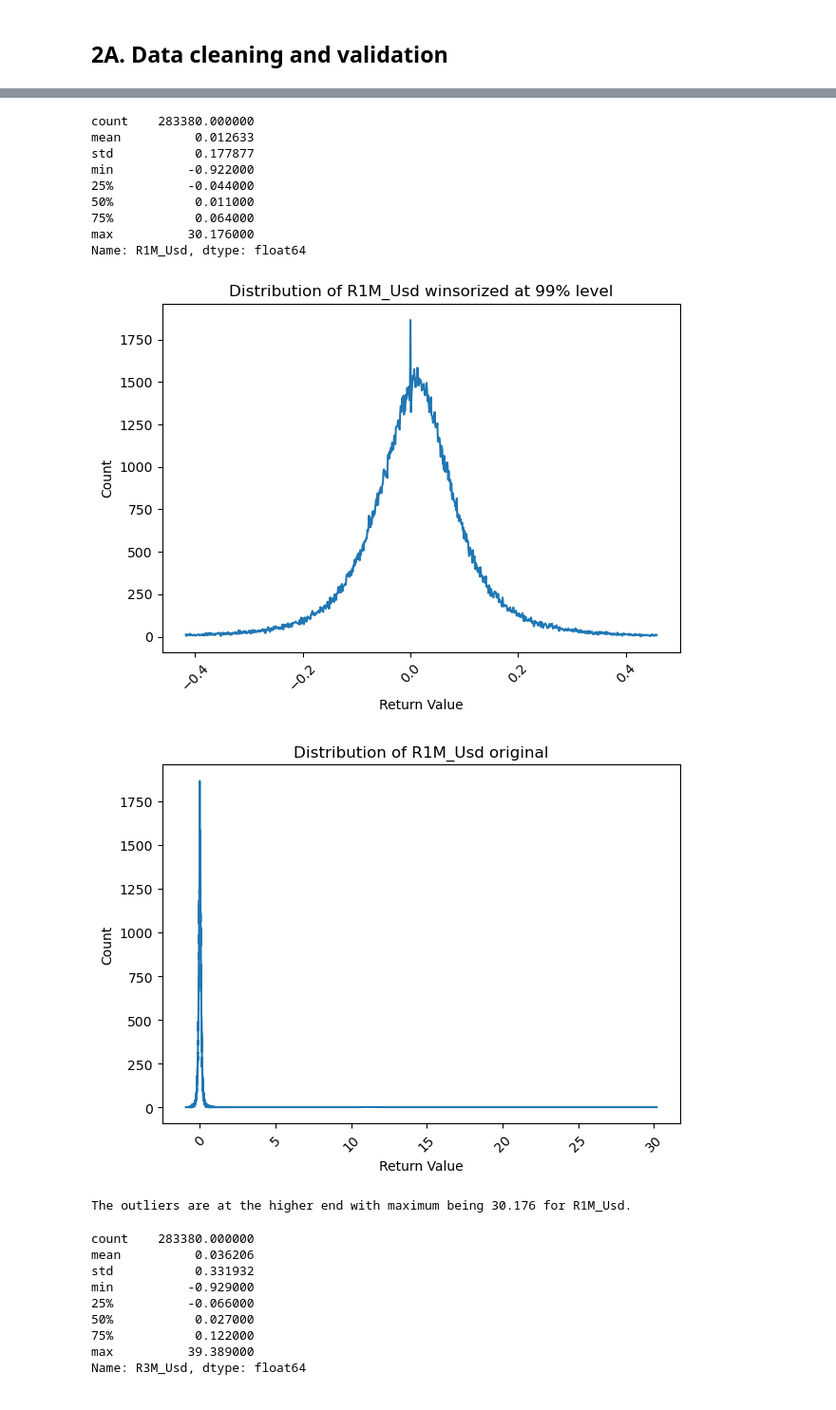
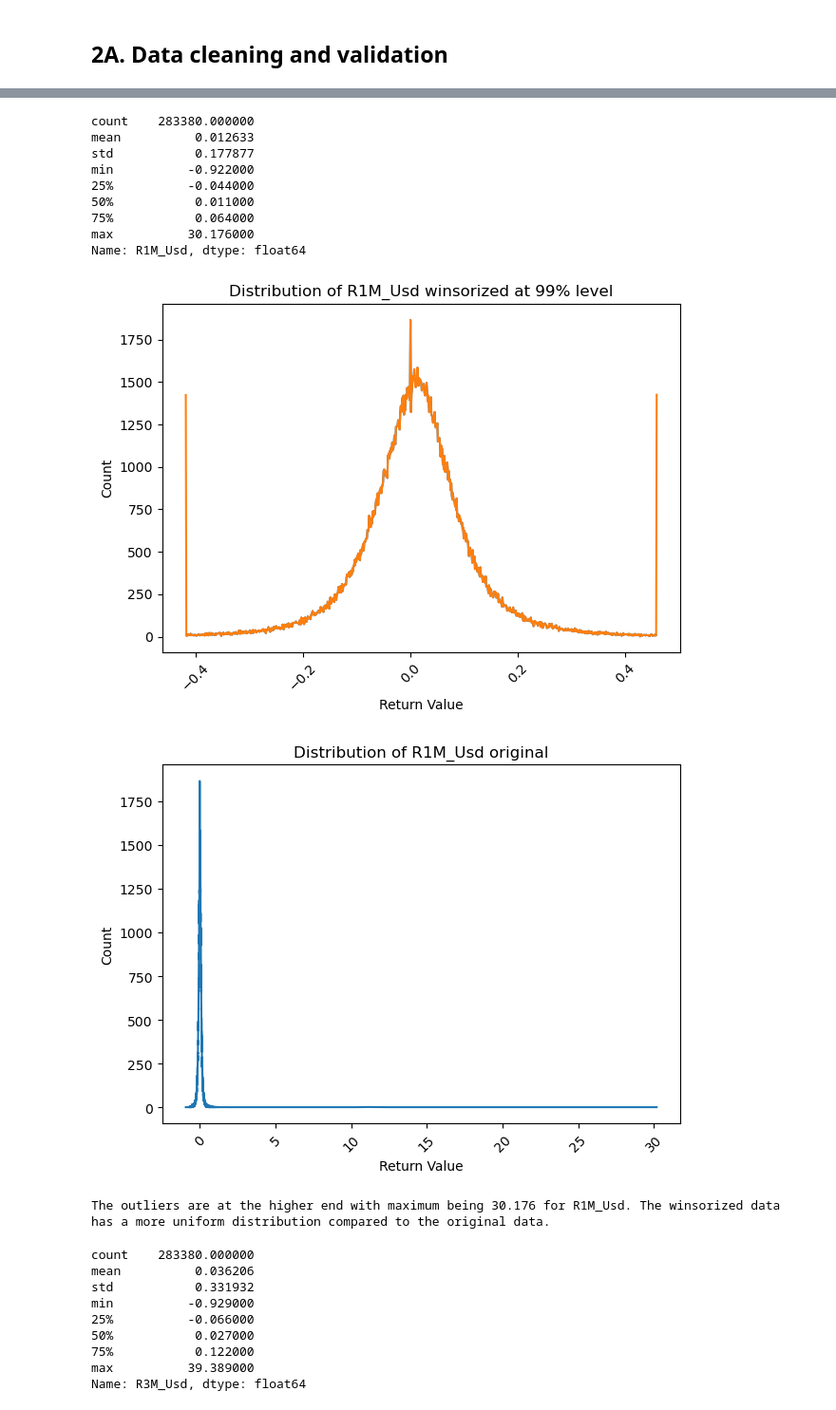
Before and after one commit to KiranReddy0808/FE5108-Portfolio-Theory-and-Investments, a Jupyter notebook: Assignment 3/Assignment3.ipynb, the cells around one changed output, grey strips where cells are left out. Shown at 95% size. Cells and saved outputs as stored; diff of their text form; code cells hidden in the pictures.

```diff
--- a/Assignment 3/Assignment3.ipynb
+++ b/Assignment 3/Assignment3.ipynb
@@ -246,38 +378,41 @@ R1M_values_filtered = df_stocks_date['R1M_Usd'][(df_stocks_date['R1M_Usd'] > low
 
 R1M_counts = R1M_values_filtered.value_counts().sort_index()
 
+R1M_counts_winsorized = pd.Series(R1M_values_winsorized).value_counts().sort_index()
+
 R1M_counts_original = df_stocks_date['R1M_Usd'].value_counts().sort_index()
 
 plt.figure()
 R1M_counts.plot()
+R1M_counts_winsorized.plot()
 plt.title('Distribution of R1M_Usd winsorized at 99% level')
 plt.xlabel('Return Value')
 plt.ylabel('Count')
 plt.xticks(rotation=45)
 plt.tight_layout()
 plt.show()
 
 plt.figure()
-R1M_counts_original.plot()
+#R1M_counts_original.plot()
 plt.title('Distribution of R1M_Usd original')
 plt.xlabel('Return Value')
 plt.ylabel('Count')
 plt.xticks(rotation=45)
 plt.tight_layout()
 plt.show()
 
-print("The outliers are at the higher end with maximum being 30.176 for R1M_Usd.")
+print("The outliers are at the higher end with maximum being 30.176 for R1M_Usd. The winsorized data has a more uniform distribution compared to the original data.")
 # %% [output]
 count    283380.000000
 mean          0.012633
 std           0.177877
 min          -0.922000
 25%          -0.044000
 50%           0.011000
 75%           0.064000
 max          30.176000
 Name: R1M_Usd, dtype: float64
-[figure, old version]
+[figure, new version]
 [figure]
-The outliers are at the higher end with maximum being 30.176 for R1M_Usd.
+The outliers are at the higher end with maximum being 30.176 for R1M_Usd. The winsorized data has a more uniform distribution compared to the original data.
 # %%
```
Also changed, not shown: parts of 9 cells of this notebook.
